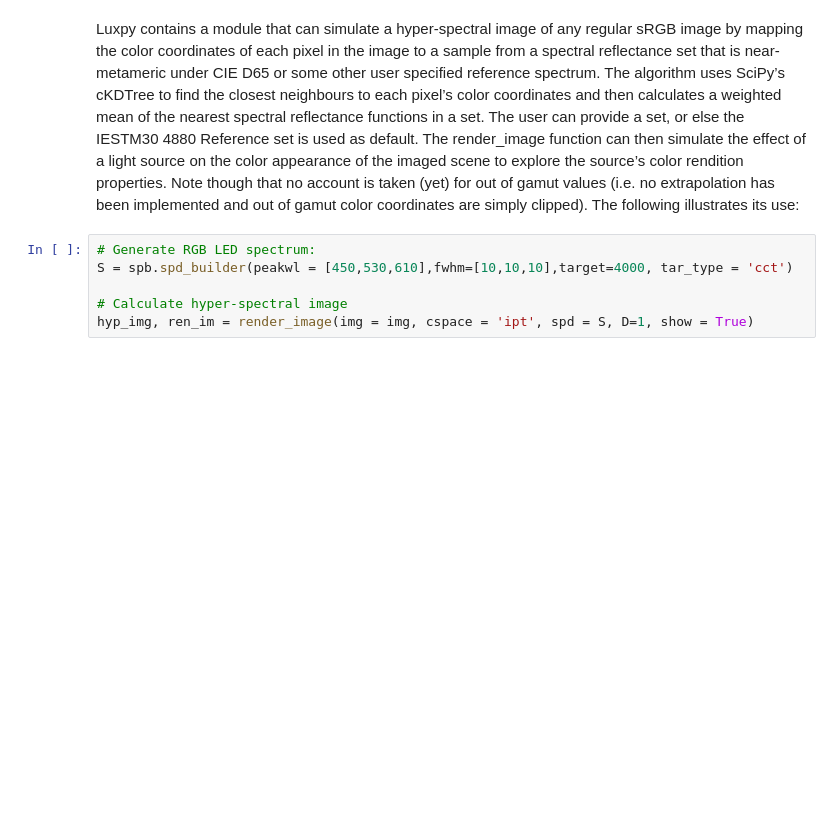
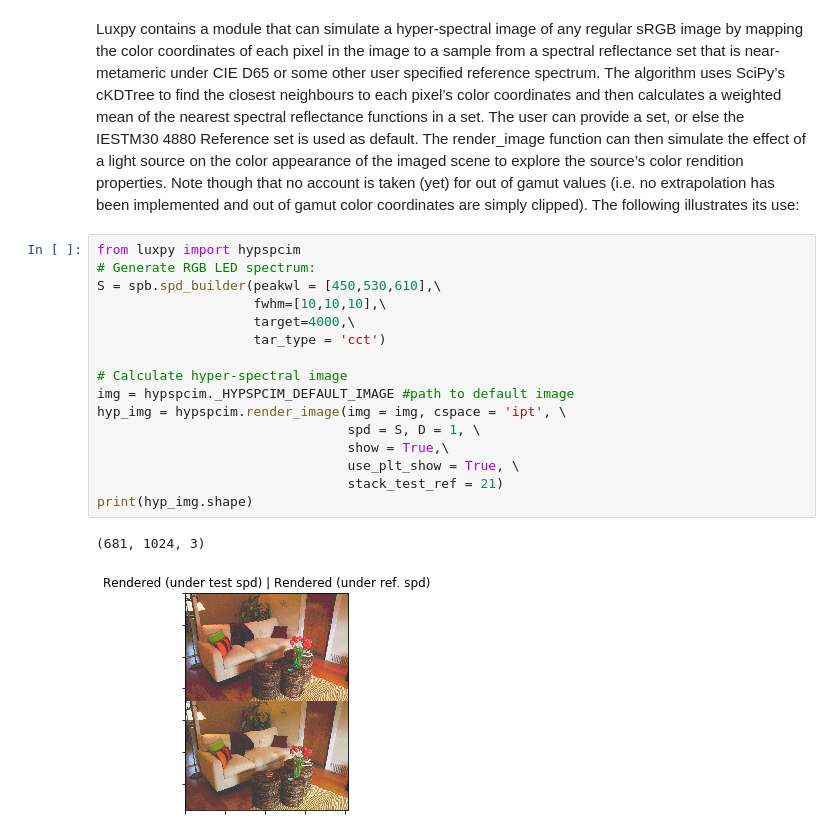
Before and after one commit to ksmet1977/luxpy, a Jupyter notebook: luxpy_basic_usage.ipynb, the cells around one changed output. Saved outputs shown, nothing was run; the diff lists cells and outputs as text; blank space fills up the shorter version.

```diff
--- a/luxpy_basic_usage.ipynb
+++ b/luxpy_basic_usage.ipynb
@@ -678,8 +678,21 @@ Rg: (109.56, 110.00)
 # %% [markdown]
 Luxpy contains a module that can simulate a hyper-spectral image of any regular sRGB image by mapping the color coordinates of each pixel in the image to a sample from a spectral reflectance set that is near-metameric under CIE D65 or some other user specified reference spectrum. The algorithm uses SciPy’s cKDTree to find the closest neighbours to each pixel’s color coordinates and then calculates a weighted mean of the nearest spectral reflectance functions in a set. The user can provide a set, or else the IESTM30 4880 Reference set is used as default. The render_image function can then simulate the effect of a light source on the color appearance of the imaged scene to explore the source’s color rendition properties. Note though that no account is taken (yet) for out of gamut values (i.e. no extrapolation has been implemented and out of gamut color coordinates are simply clipped). The following illustrates its use:
 # %%
+from luxpy import hypspcim
 # Generate RGB LED spectrum:
-S = spb.spd_builder(peakwl = [450,530,610],fwhm=[10,10,10],target=4000, tar_type = 'cct')
+S = spb.spd_builder(peakwl = [450,530,610],\
+                    fwhm=[10,10,10],\
+                    target=4000,\
+                    tar_type = 'cct')
 
 # Calculate hyper-spectral image
-hyp_img, ren_im = render_image(img = img, cspace = 'ipt', spd = S, D=1, show = True)
+img = hypspcim._HYPSPCIM_DEFAULT_IMAGE #path to default image
+hyp_img = hypspcim.render_image(img = img, cspace = 'ipt', \
+                                spd = S, D = 1, \
+                                show = True,\
+                                use_plt_show = True, \
+                                stack_test_ref = 21)
+print(hyp_img.shape)
+# %% [output]
+(681, 1024, 3)
+[figure, added]
```
Also changed, not shown: parts of 1 cell of this notebook, 11 other files.
